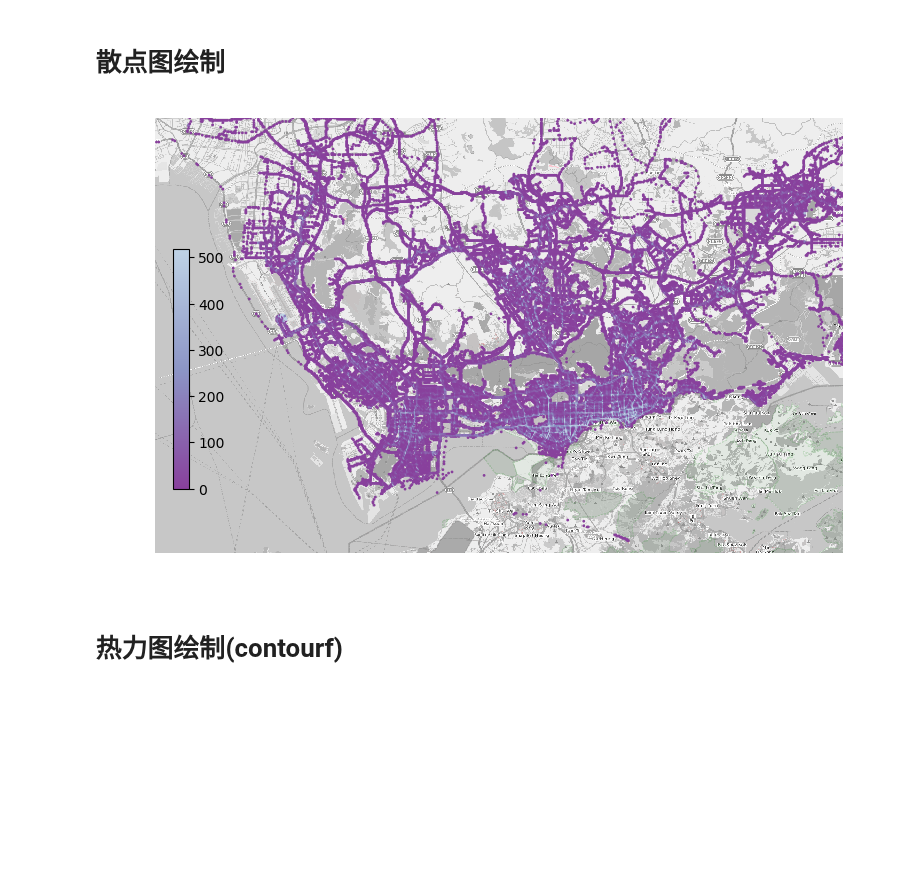
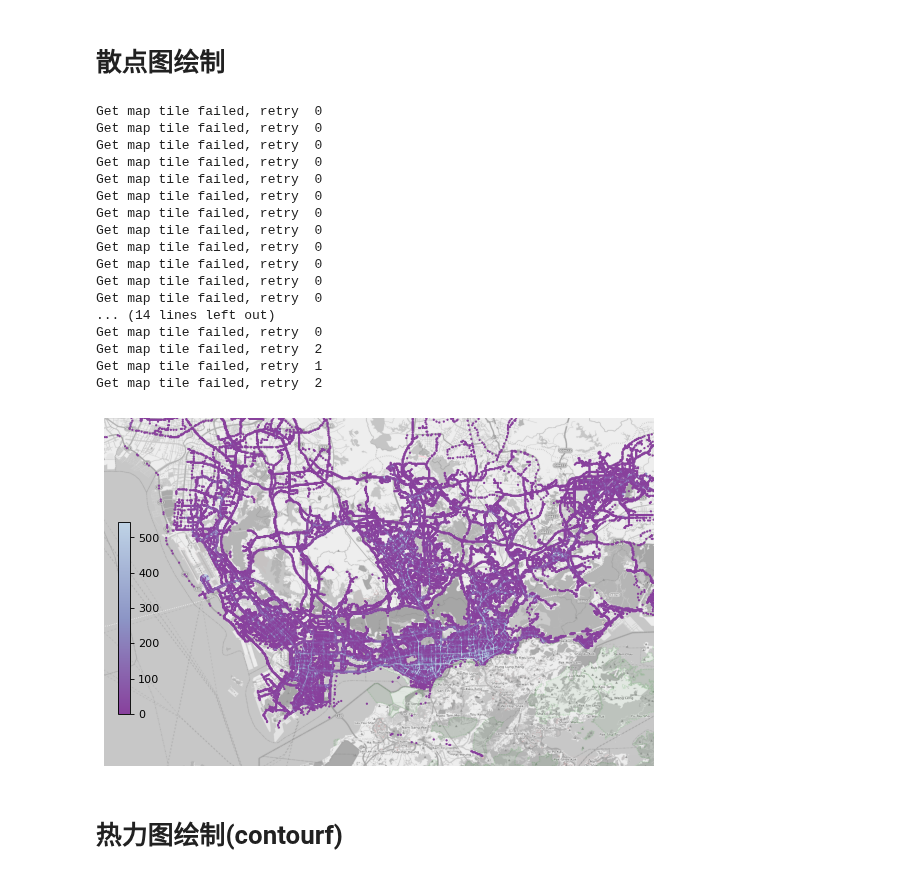
Before and after one commit to ni1o1/pygeo-tutorial, a Jupyter notebook: 5-绘制数据分布的散点图和热力图（contourf）.ipynb, the cells around one changed output. Drawn from its saved outputs; the diff is of its cells as text; code cells hidden in the pictures; blank space fills up the shorter version.

```diff
--- a/5-绘制数据分布的散点图和热力图（contourf）.ipynb
+++ b/5-绘制数据分布的散点图和热力图（contourf）.ipynb
@@ -111,38 +111,55 @@ import matplotlib as mpl
 import matplotlib.pyplot as plt
 import plot_map
 import seaborn as sns
-fig     = plt.figure(1,(8,8),dpi = 100)
+fig     = plt.figure(1,(8,8),dpi = 80)
 ax      = plt.subplot(111)
 plt.sca(ax)
 fig.tight_layout(rect = (0.05,0.1,1,0.9))
 
 #背景
 plot_map.plot_map(plt,bounds,zoom = 12,style = 4)
 
 #colorbar
 pallete_name = "BuPu"
 colors = sns.color_palette(pallete_name, 3)
 colors.reverse()
 cmap = mpl.colors.LinearSegmentedColormap.from_list(pallete_name, colors)
 vmax = data2['count'].quantile(0.99)
 norm = mpl.colors.Normalize(vmin=0, vmax=vmax)
 
 
 #plot scatters
 plt.scatter(data2['Lng'],data2['Lat'],s = 1,alpha = 1,c = data2['count'],cmap = cmap,norm=norm )
 plt.axis('off')
 plt.xlim(bounds[0],bounds[2])
 plt.ylim(bounds[1],bounds[3])
 
 #假的 colorbar
 plt.imshow([[0,vmax]], cmap=cmap)
 cax = plt.axes([0.13, 0.32, 0.02, 0.3])
 plt.colorbar(cax=cax)
 
 plt.show()
 ###################################################################################
 # %% [output]
+Get map tile failed, retry  0
+Get map tile failed, retry  0
+Get map tile failed, retry  0
+Get map tile failed, retry  0
+Get map tile failed, retry  0
+Get map tile failed, retry  0
+Get map tile failed, retry  0
+Get map tile failed, retry  0
+Get map tile failed, retry  0
+Get map tile failed, retry  0
+Get map tile failed, retry  0
+Get map tile failed, retry  0
+... (14 lines left out)
+Get map tile failed, retry  0
+Get map tile failed, retry  2
+Get map tile failed, retry  1
+Get map tile failed, retry  2
-[figure, old version]
+[figure, new version]
 # %% [markdown]
 # 热力图绘制(contourf)
 # %% [markdown]
```
Also changed, not shown: parts of 5 cells of this notebook.
